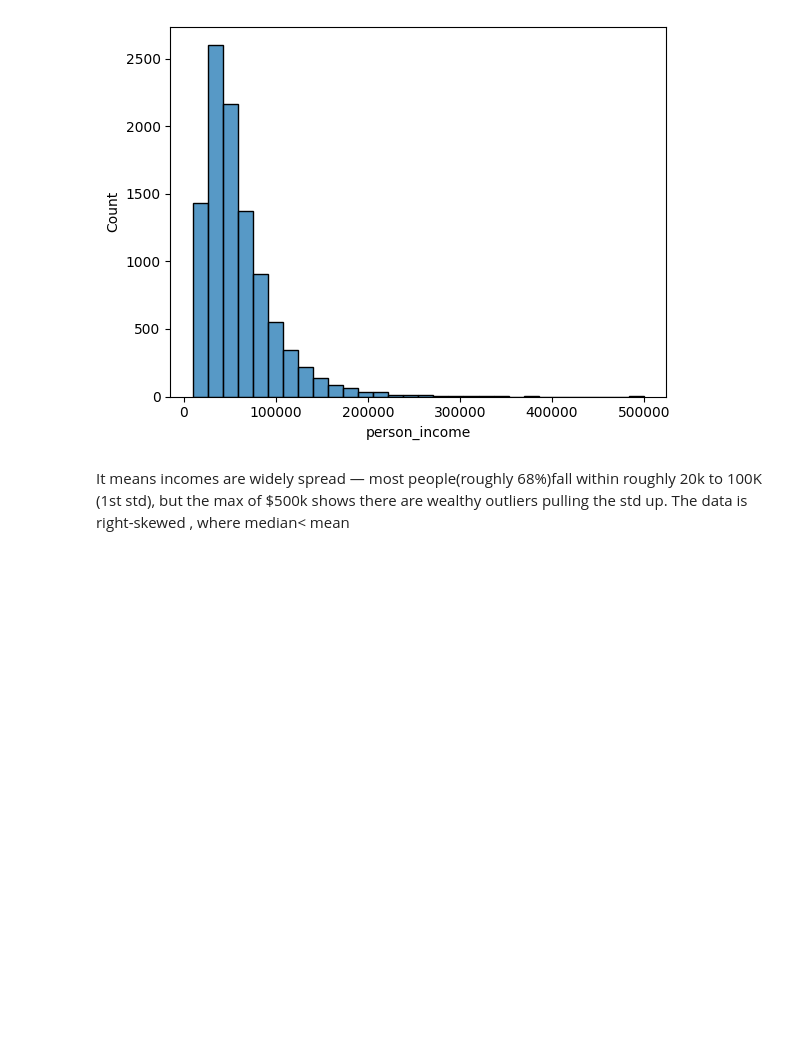
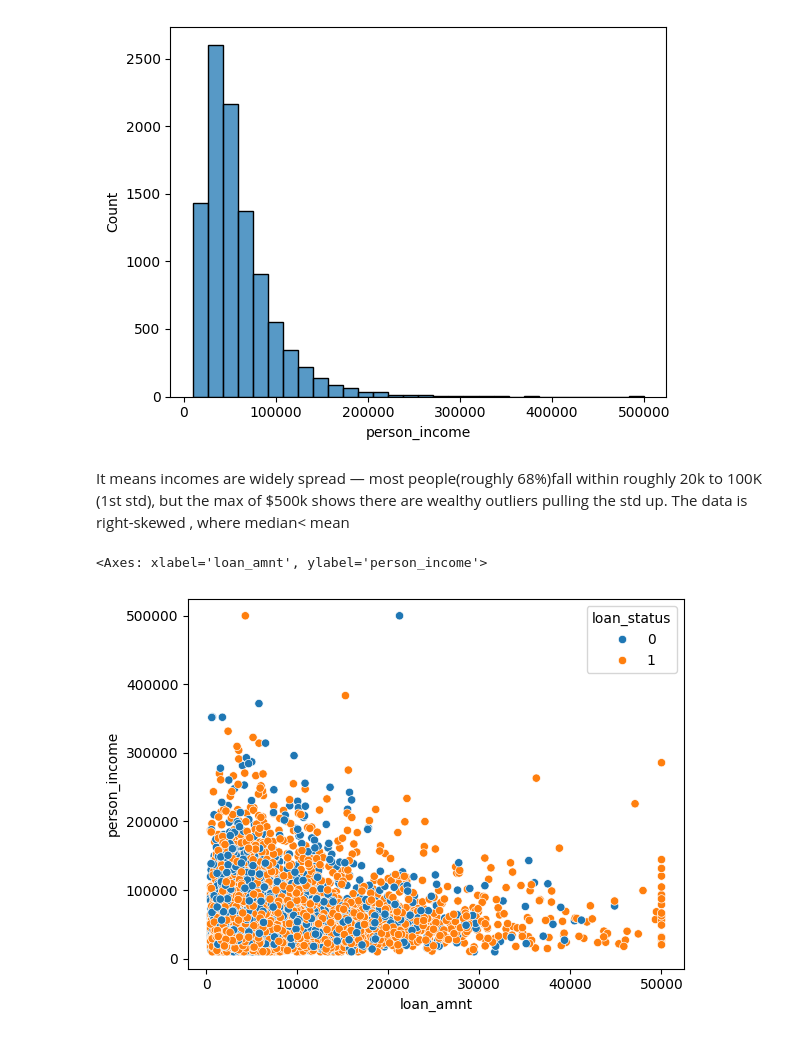
Before and after one commit to Nikesh5005/ML_PROJ, a Jupyter notebook: Loan_Default_Prediction_System_data_preprocess.ipynb, the cells around one changed output. Cells and saved outputs as stored; diff of their text form; code cells hidden in the pictures; blank space fills up the shorter version.

```diff
--- a/Loan_Default_Prediction_System_data_preprocess.ipynb
+++ b/Loan_Default_Prediction_System_data_preprocess.ipynb
@@ -193,3 +193,8 @@ sns.histplot(data=df , x='person_income',bins=30)
 [figure]
 # %% [markdown]
  It means incomes are widely spread — most people(roughly 68%)fall within roughly 20k to 100K (1st std), but the max of $500k shows there are wealthy outliers pulling the std up. The data is right-skewed , where median< mean
+# %%
+sns.scatterplot(data=df, x='loan_amnt', y='person_income',hue='loan_status')
+# %% [output]
+<Axes: xlabel='loan_amnt', ylabel='person_income'>
+[figure, added]
```
